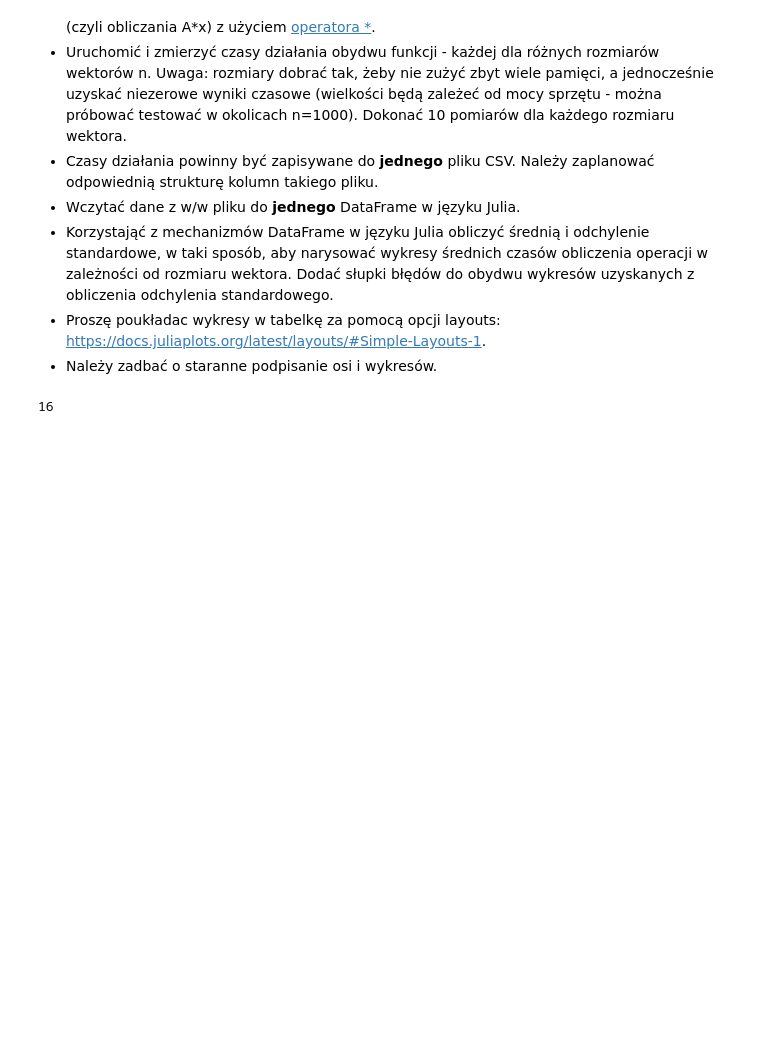
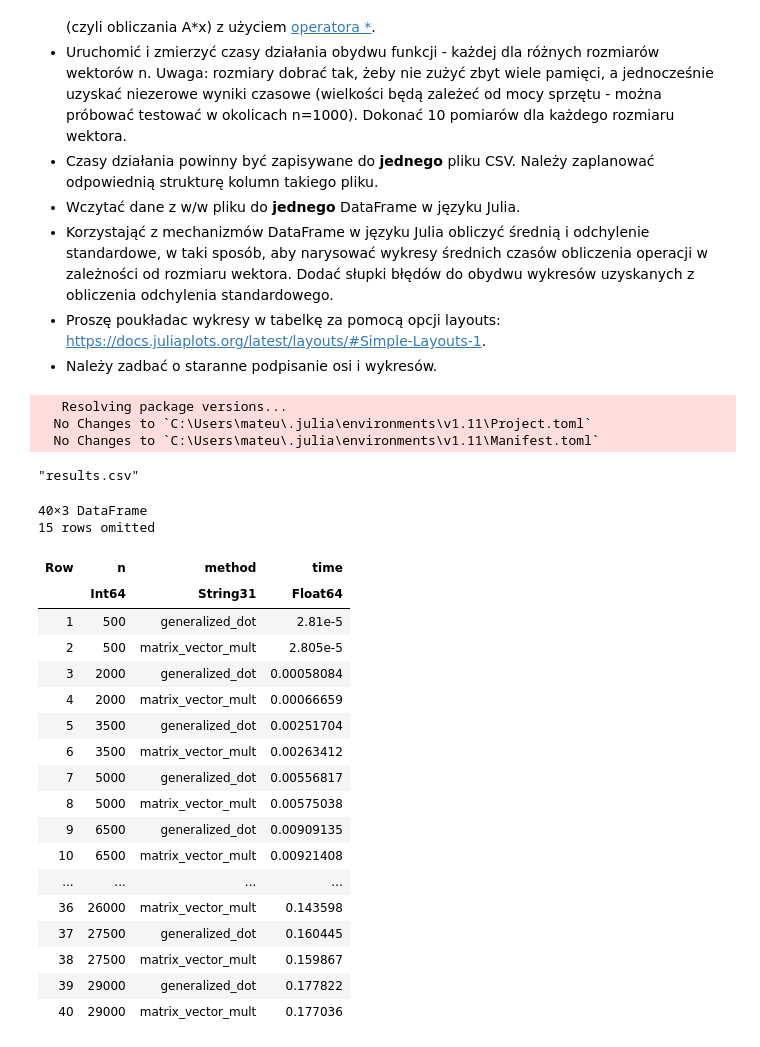
Before and after one commit to bialywaldemar/MOwNiT, a Jupyter notebook: lab1/1.Mownit_Lab_DataFrames_lab1.ipynb, the cells around one changed output. Saved outputs shown, nothing was run; the diff lists cells and outputs as text; code cells hidden in the pictures; blank space fills up the shorter version.

```diff
--- a/lab1/1.Mownit_Lab_DataFrames_lab1.ipynb
+++ b/lab1/1.Mownit_Lab_DataFrames_lab1.ipynb
@@ -440,15 +412,71 @@ https://docs.julialang.org/en/v1/stdlib/Random/#Base.rand
 - Korzystająć z mechanizmów DataFrame w języku Julia obliczyć średnią i odchylenie standardowe, w taki sposób, aby narysować wykresy średnich czasów obliczenia operacji w zależności od rozmiaru wektora. Dodać słupki błędów do obydwu wykresów uzyskanych z obliczenia odchylenia standardowego.
 - Proszę poukładac wykresy  w tabelkę za pomocą  opcji layouts: https://docs.juliaplots.org/latest/layouts/#Simple-Layouts-1.
 - Należy zadbać o staranne podpisanie osi i wykresów.
-# %%
-using LinearAlgebra
-
-function generalized_dot(x, A, y)
-    return dot(x, A * y)
-end
-
-function matrix_vector_mult(A, x)
-    return A * x
-end
-# %% [output]
-16
+# %%
+import Pkg
+Pkg.add("BenchmarkTools")
+# %% [output]
+   Resolving package versions...
+  No Changes to `C:\Users\mateu\.julia\environments\v1.11\Project.toml`
+  No Changes to `C:\Users\mateu\.julia\environments\v1.11\Manifest.toml`
+# %%
+using LinearAlgebra, DataFrames, CSV, Random, Statistics, BenchmarkTools
+function generalized_dot(x, A, y)
+    return dot(x, A * y)
+end
+
+function matrix_vector_mult(A, x)
+    return A * x
+end
+
+function measure_times(n, num=10)
+    results = DataFrame(n = Int[], method = String[], time = Float64[])
+
+    for i in n
+        A = rand(i, i)
+        x = rand(i)
+        y = rand(i)
+
+        generalized_dot(x, A, y)
+        matrix_vector_mult(A, x)
+
+        times = [@elapsed generalized_dot(x, A, y) for _ in 1:num]
+        push!(results, (i, "generalized_dot", mean(times)))
+
+        times_mvm = [@elapsed matrix_vector_mult(A, x) for _ in 1:num]
+        push!(results, (i, "matrix_vector_mult", mean(times_mvm)))
+    end
+
+    return results
+end
+
+n_values = collect(500:1500:30000)
+results = measure_times(n_values)
+
+CSV.write("results.csv", results)
+# %% [output]
+"results.csv"
+# %%
+input = "results.csv"
+mydata=CSV.read(input, delim=",",DataFrame)
+# %% [output]
+40×3 DataFrame
+15 rows omitted
+| Row | n | method | time |
+|  | Int64 | String31 | Float64 |
+| 1 | 500 | generalized_dot | 2.81e-5 |
+| 2 | 500 | matrix_vector_mult | 2.805e-5 |
+| 3 | 2000 | generalized_dot | 0.00058084 |
+| 4 | 2000 | matrix_vector_mult | 0.00066659 |
+| 5 | 3500 | generalized_dot | 0.00251704 |
+| 6 | 3500 | matrix_vector_mult | 0.00263412 |
+| 7 | 5000 | generalized_dot | 0.00556817 |
+| 8 | 5000 | matrix_vector_mult | 0.00575038 |
+| 9 | 6500 | generalized_dot | 0.00909135 |
+| 10 | 6500 | matrix_vector_mult | 0.00921408 |
+| ... | ... | ... | ... |
+| 36 | 26000 | matrix_vector_mult | 0.143598 |
+| 37 | 27500 | generalized_dot | 0.160445 |
+| 38 | 27500 | matrix_vector_mult | 0.159867 |
+| 39 | 29000 | generalized_dot | 0.177822 |
+| 40 | 29000 | matrix_vector_mult | 0.177036 |
```
Also changed, not shown: parts of 6 cells of this notebook, 1 other file.
